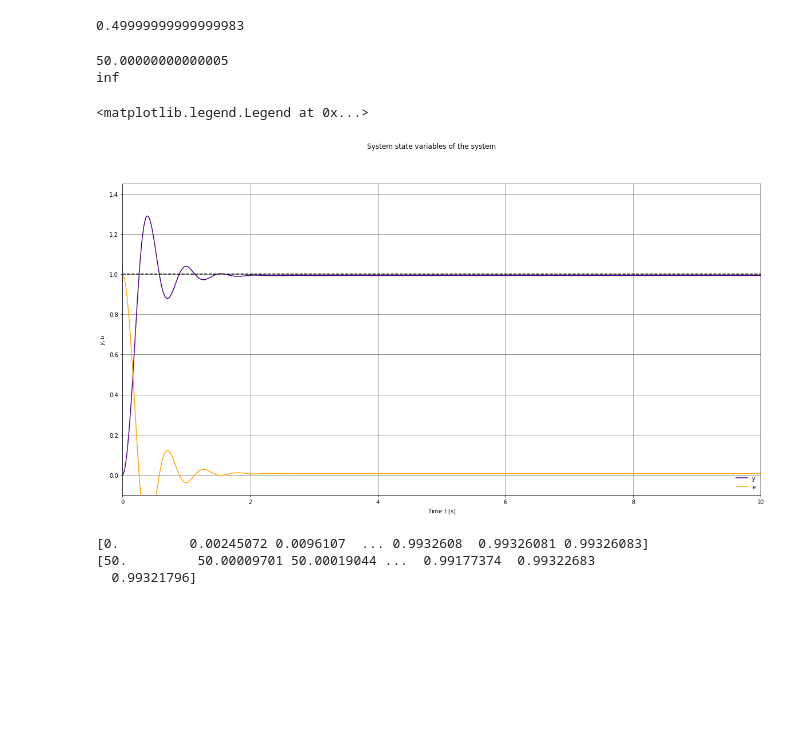
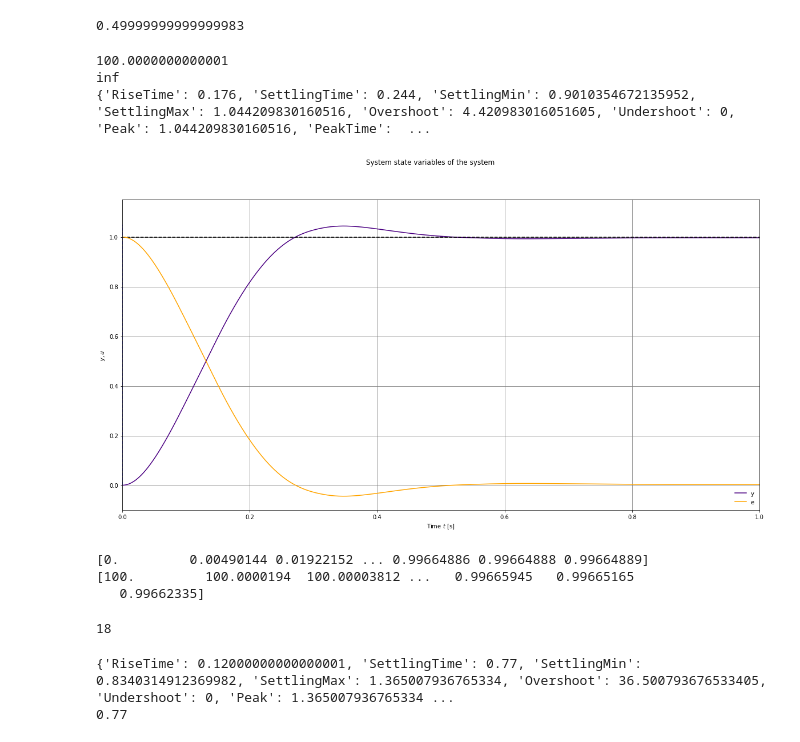
Before and after one commit to dvogureckiy99/Distributed_control_system, a Jupyter notebook: lab4.ipynb, the cells around one changed output. Drawn from its saved outputs; the diff is of its cells as text; code cells hidden in the pictures; blank space fills up the shorter version.

```diff
--- a/lab4.ipynb
+++ b/lab4.ipynb
@@ -108,16 +108,17 @@ def system_dynamic_plot(sys, t, y, u,e,de,du, t_start_input=0, y_ref=0, linetype
 #Сгенерировали нечёткую систему
 
 #Fuzzy regulator parameters init
+kd=13
 E_abs=1
 E_min=-E_abs
 E_max=E_abs
-dE_abs=1000
+dU_abs=200
+dU_min=-dU_abs
+dU_max=dU_abs
+dE_abs=dU_abs/kd
+print(dE_abs)
 dE_min=-dE_abs
 dE_max=dE_abs
-dU_abs=100
-dU_min=-dU_abs
-dU_max=dU_abs
-
 # New Antecedent/Consequent objects hold universe variables and
 # continues membership functions
 N=1e3 # count of point for the universe
@@ -130,6 +131,7 @@ U = ctrl.Consequent(np.linspace(dU_min, dU_max, int(N+1)), 'U')
 # Auto-membership function population
 names=['--','-','0','+','++']
 E.automf(5,names=names)
+
 dE.automf(5,names=names)
 U.automf(5,names=names)
 
@@ -363,7 +366,7 @@ def input_output_response(
     global U,Tnew,e,de,dU
     Tnew=np.append(Tnew,t)
     sys_sim.input['E'] = -x[0]+y_zad
-    sys_sim.input['dE'] = x[1]
+    sys_sim.input['dE'] = -x[1]
     sys_sim.compute()
     U=np.append(U,sys_sim.output['U'])
     if len(U)>1:
@@ -424,7 +427,7 @@ y_zad=1
 # Force starts from (time_start_force) sec and continue during  (time_application_of_force) sec of
 # interval and than force become zero before the end of tine interval
 time_start_force=0
-time_interval_stop = 10 # length of time interval in sec
+time_interval_stop = 1 # length of time interval in sec
 time_application_of_force = time_interval_stop - time_start_force
 T_N=int(1e3+1) #points for simulation
 T = np.linspace(0, time_interval_stop, (T_N))
@@ -433,43 +436,61 @@ N_time_application_of_force = math.ceil((time_application_of_force/time_interval
 
 # linear force increase
 # u=np.array([0])
 # system single step response
 # u = np.concatenate(( np.zeros(N_time_start_force),
 #             np.ones(N_time_application_of_force) ))
 
 init_state_vars = [0,0] #[dx,ddx]
 # Response of the system
 sys_initial_state = np.array([[0],[0]])
 (tout, u,e,de,du, sys_state) = input_output_response(sys_object, T, y_zad,sys_initial_state[0:2,0],
                                   params={},Fuzzy_regulator=sys_sim,return_t_u_y=True)
 e=-sys_state+y_zad
 #create graphics
 figsize=(20,10)
 plt.figure(figsize=figsize)
 subplots = system_dynamic_plot(sys_object, tout, sys_state, u=u ,e=e,de=de,du=du,y_ref=y_zad,
          t_start_input=time_start_force, linetype='-b',fig_size=figsize)
 
 # Add title and legend
 plt.suptitle('System state variables of the system')
 import matplotlib.lines as mlines
 y_line = mlines.Line2D([], [], color='indigo', linestyle='-', label='y')
 # u_line = mlines.Line2D([], [], color='darkblue', linestyle='-', label='u')
 e_line = mlines.Line2D([],[],color='orange',linestyle='-',label='e')
 # de_line = mlines.Line2D([],[],color='red',linestyle='-',label='de')
 # dU_line = mlines.Line2D([],[],color='lightblue',linestyle='-',label='dU')
 plt.legend(handles=[y_line, e_line], frameon=False, loc='lower right')
+
+S=stepinfo(sys_state, T=tout, yfinal=1, SettlingTimeThreshold=0.05,
+             RiseTimeLimits=(0.1, 0.9))
+print(S)
 # %% [output]
-50.00000000000005
+100.0000000000001
 inf
+{'RiseTime': 0.176, 'SettlingTime': 0.244, 'SettlingMin': 0.9010354672135952, 'SettlingMax': 1.044209830160516, 'Overshoot': 4.420983016051605, 'Undershoot': 0, 'Peak': 1.044209830160516, 'PeakTime':  ...
-<matplotlib.legend.Legend at 0x...>
-[figure, old version]
+[figure, new version]
 # %%
 print(sys_state)
 print(u)
 # %% [output]
-[0.         0.00245072 0.0096107  ... 0.9932608  0.99326081 0.99326083]
-[50.         50.00009701 50.00019044 ...  0.99177374  0.99322683
-  0.99321796]
+[0.         0.00490144 0.01922152 ... 0.99664886 0.99664888 0.99664889]
+[100.         100.0000194  100.00003812 ...   0.99665945   0.99665165
+   0.99662335]
+# %%
+import bisect
+indtreg=bisect.bisect(sys_state,0.95)
+print(indtreg)
+# %% [output]
+18
+# %%
+S=stepinfo(sys_state, T=tout, yfinal=1, SettlingTimeThreshold=0.05,
+             RiseTimeLimits=(0.1, 0.9))
+print(S)
+print(S['SettlingTime'])
+# %% [output]
+{'RiseTime': 0.12000000000000001, 'SettlingTime': 0.77, 'SettlingMin': 0.8340314912369982, 'SettlingMax': 1.365007936765334, 'Overshoot': 36.500793676533405, 'Undershoot': 0, 'Peak': 1.365007936765334 ...
+0.77
 # %%
 graph_max
 # %%
```
Also changed, not shown: parts of 1 cell of this notebook.
